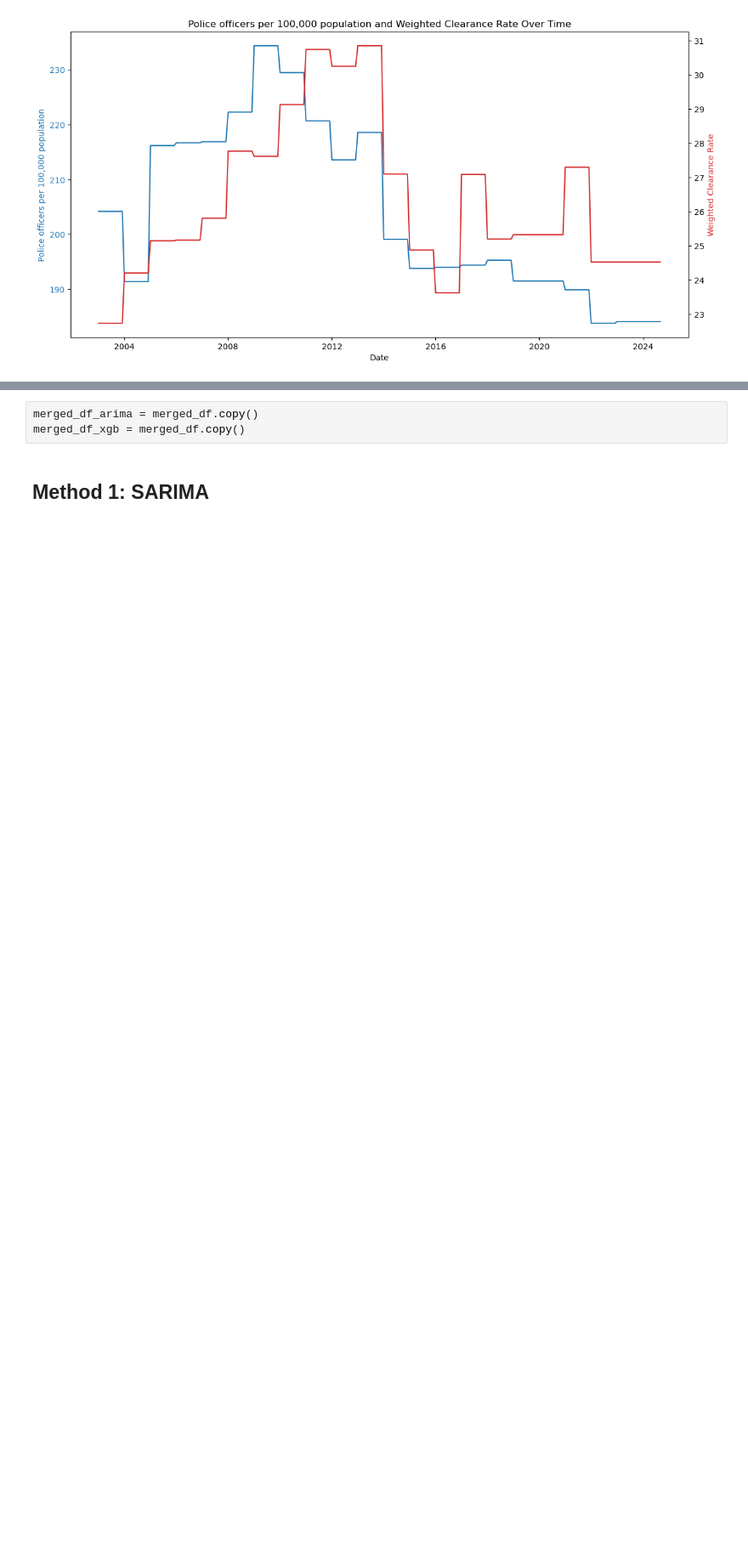
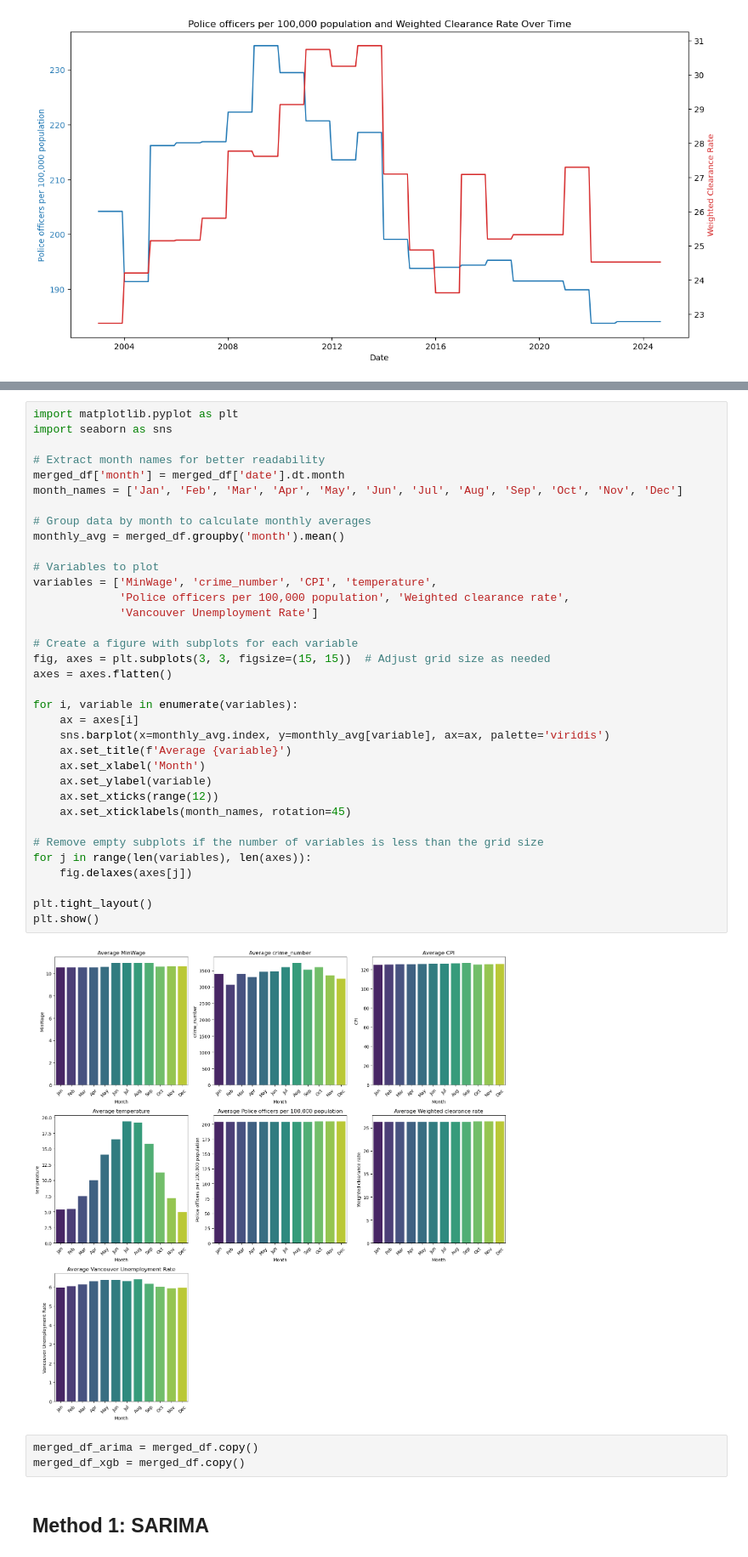
Before and after one commit to HantzeWANG/ECON490, a Jupyter notebook: CrimePrediction.ipynb, the cells around one changed output, grey strips where cells are left out. Shown at 85% size. Saved outputs shown, nothing was run; the diff lists cells and outputs as text; blank space fills up the shorter version.

```diff
--- a/CrimePrediction.ipynb
+++ b/CrimePrediction.ipynb
@@ -284,3 +336,40 @@ plt.show()
+# %%
+import matplotlib.pyplot as plt
+import seaborn as sns
+
+# Extract month names for better readability
+merged_df['month'] = merged_df['date'].dt.month
+month_names = ['Jan', 'Feb', 'Mar', 'Apr', 'May', 'Jun', 'Jul', 'Aug', 'Sep', 'Oct', 'Nov', 'Dec']
+
+# Group data by month to calculate monthly averages
+monthly_avg = merged_df.groupby('month').mean()
+
+# Variables to plot
+variables = ['MinWage', 'crime_number', 'CPI', 'temperature',
+             'Police officers per 100,000 population', 'Weighted clearance rate',
+             'Vancouver Unemployment Rate']
+
+# Create a figure with subplots for each variable
+fig, axes = plt.subplots(3, 3, figsize=(15, 15))  # Adjust grid size as needed
+axes = axes.flatten()
+
+for i, variable in enumerate(variables):
+    ax = axes[i]
+    sns.barplot(x=monthly_avg.index, y=monthly_avg[variable], ax=ax, palette='viridis')
+    ax.set_title(f'Average {variable}')
+    ax.set_xlabel('Month')
+    ax.set_ylabel(variable)
+    ax.set_xticks(range(12))
+    ax.set_xticklabels(month_names, rotation=45)
+
+# Remove empty subplots if the number of variables is less than the grid size
+for j in range(len(variables), len(axes)):
+    fig.delaxes(axes[j])
+
+plt.tight_layout()
+plt.show()
+# %% [output]
+[figure, added]
 # %%
 merged_df_arima = merged_df.copy()
 merged_df_xgb = merged_df.copy()
```
Also changed, not shown: parts of 2 cells of this notebook, 2 other files.
